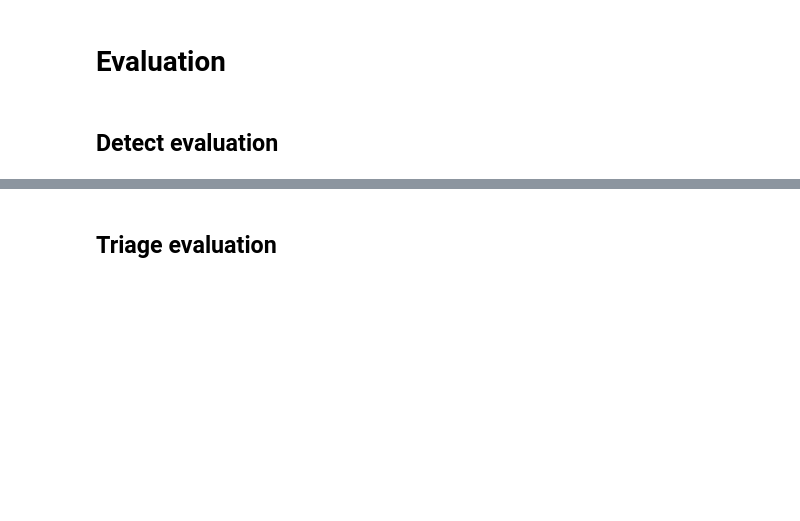
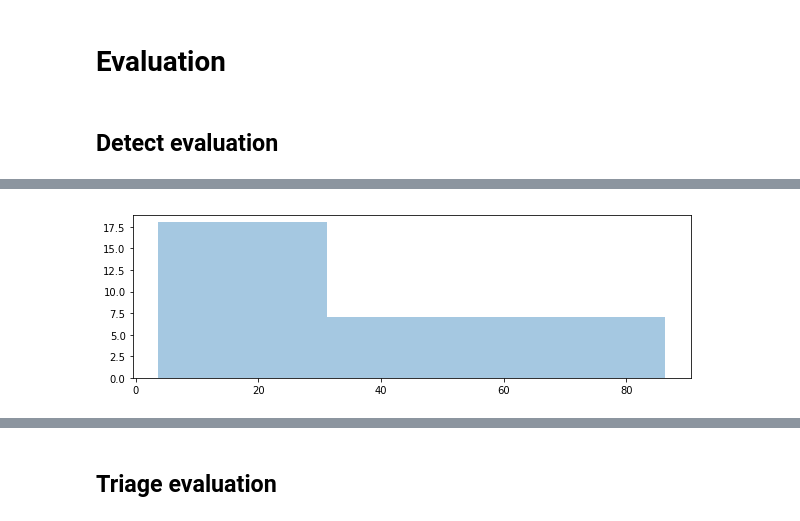
Before and after one commit to edublancas/yass-private, a Jupyter notebook: nnet/new-nnet-module.ipynb, the cells around one changed output, grey strips where cells are left out. Cells and saved outputs as stored; diff of their text form; code cells hidden in the pictures; blank space fills up the shorter version.

```diff
--- a/nnet/new-nnet-module.ipynb
+++ b/nnet/new-nnet-module.ipynb
@@ -247,0 +262,14 @@ NeuralNetDetector.NOT_SPIKE
+# %%
+fn_idx = np.logical_and(y_true == NeuralNetDetector.SPIKE, y_pred == NeuralNetDetector.NOT_SPIKE)
+fp_idx = np.logical_and(y_true == NeuralNetDetector.NOT_SPIKE, y_pred == NeuralNetDetector.SPIKE)
+
+fns = detector.x_test[fn_idx]
+fps = detector.x_test[fp_idx]
+
+fns_amps = np.max(np.abs(fns), axis=(1, 2))
+fps_amps = np.max(np.abs(fps), axis=(1, 2))
+# %%
+plt.rcParams['figure.figsize'] = (10, 3)
+_ = sns.distplot(fns_amps, kde=False)
+# %% [output]
+[figure, added]
```
Also changed, not shown: parts of 38 cells of this notebook, 1 other file.
